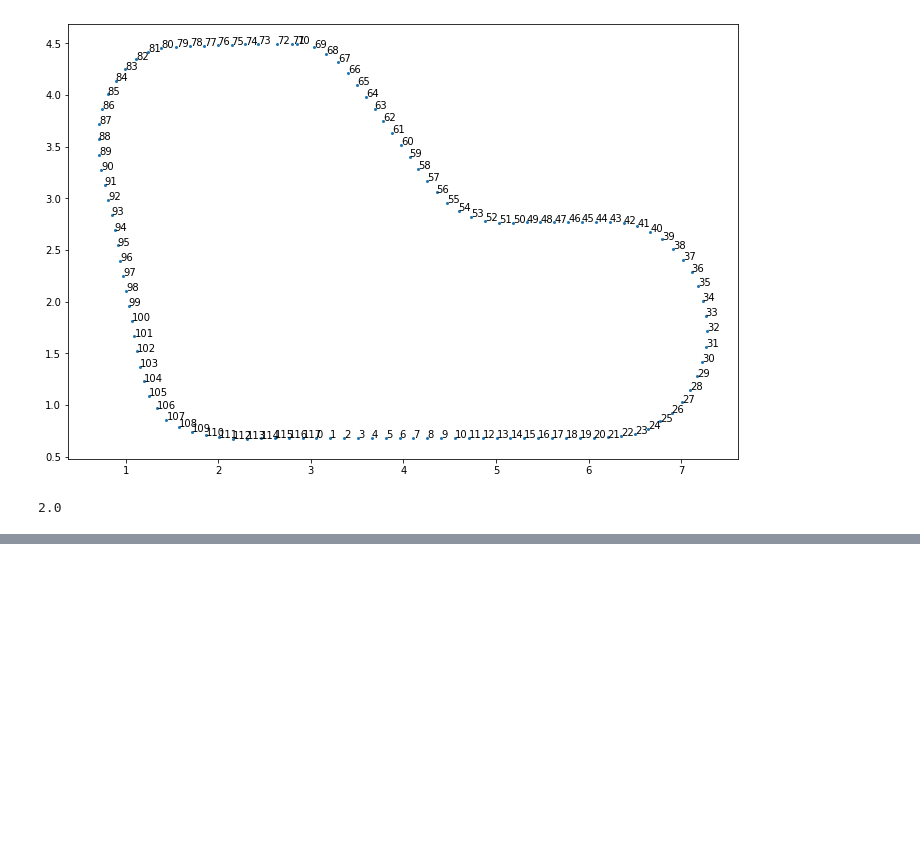
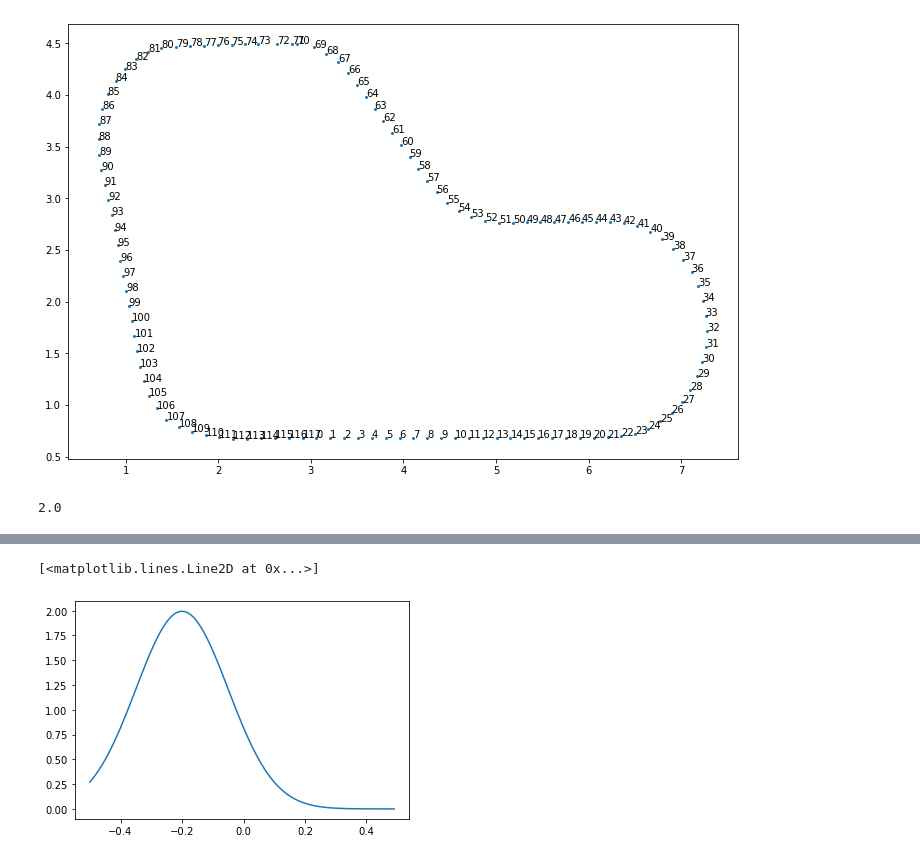
Before and after one commit to Williams224/DeepRacerRewardFunctions, a Jupyter notebook: analysis.ipynb, the cells around one changed output, grey strips where cells are left out. Saved outputs shown, nothing was run; the diff lists cells and outputs as text; code cells hidden in the pictures; blank space fills up the shorter version.

```diff
--- a/analysis.ipynb
+++ b/analysis.ipynb
@@ -83,0 +109,15 @@ path_reward(75, outer_track, middle_track, inner_track, track_width=1.6, distanc
+# %%
+def get_path_reward_two(nearest_way_point, out_points, center_points, in_points, is_left_of_center, distance_from_center_w):
+    if is_left_of_center:
+        distance_from_center_unabs = distance_from_center_w
+    else:
+        distance_from_center_unabs = distance_from_center_w
+
+    if nearest_way_point in center_points:
+        return gaussian(distance_from_center_unabs, 0.0, 0.15)* 0.75
+    elif nearest_way_point in out_points:
+        return gaussian(distance_from_center_unabs, 0.2, 0.15) * 0.75
+    elif nearest_way_point in in_points or nearest_way_point > 70:
+        return gaussian(distance_from_center_unabs, -0.2, 0.15)*0.75
+# %%
+f_track_ws = np.arange(-0.5,0.5,0.01)
@@ -83,0 +129,14 @@ path_reward(75, outer_track, middle_track, inner_track, track_width=1.6, distanc
+# %%
+rewards = []
+t = []
+for i in range(0, len(f_track_ws)):
+    if f_track_ws[i] < 0:
+        is_left_of_center = True
+    else:
+        is_left_of_center = False
+    rewards.append(get_path_reward_two(75, outer_track, middle_track, inner_track, is_left_of_center, f_track_ws[i]))
+# %%
+plt.plot(f_track_ws, rewards)
+# %% [output]
+[<matplotlib.lines.Line2D at 0x...>]
+[figure, added]
```
Also changed, not shown: parts of 18 cells of this notebook, 2 other files.
